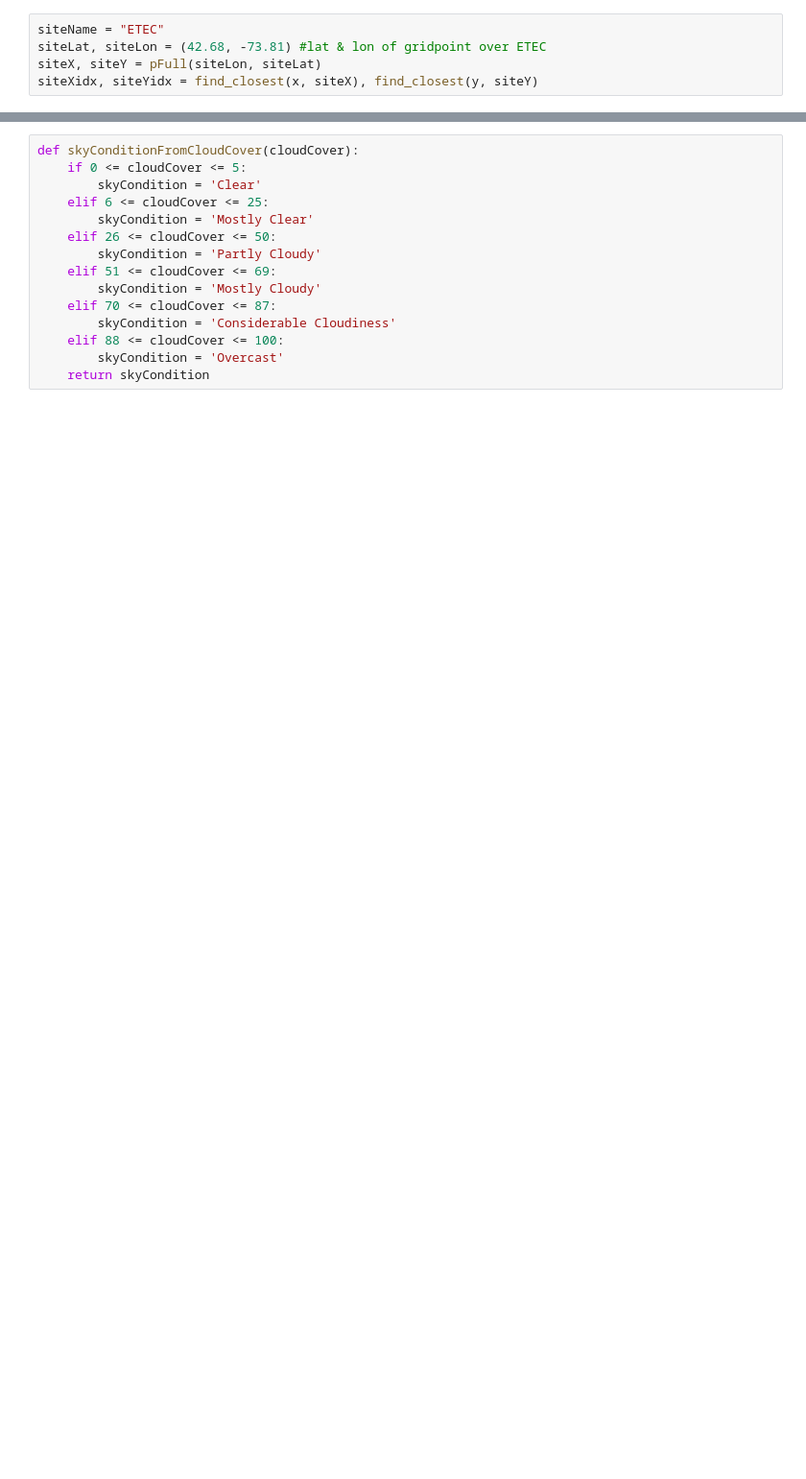
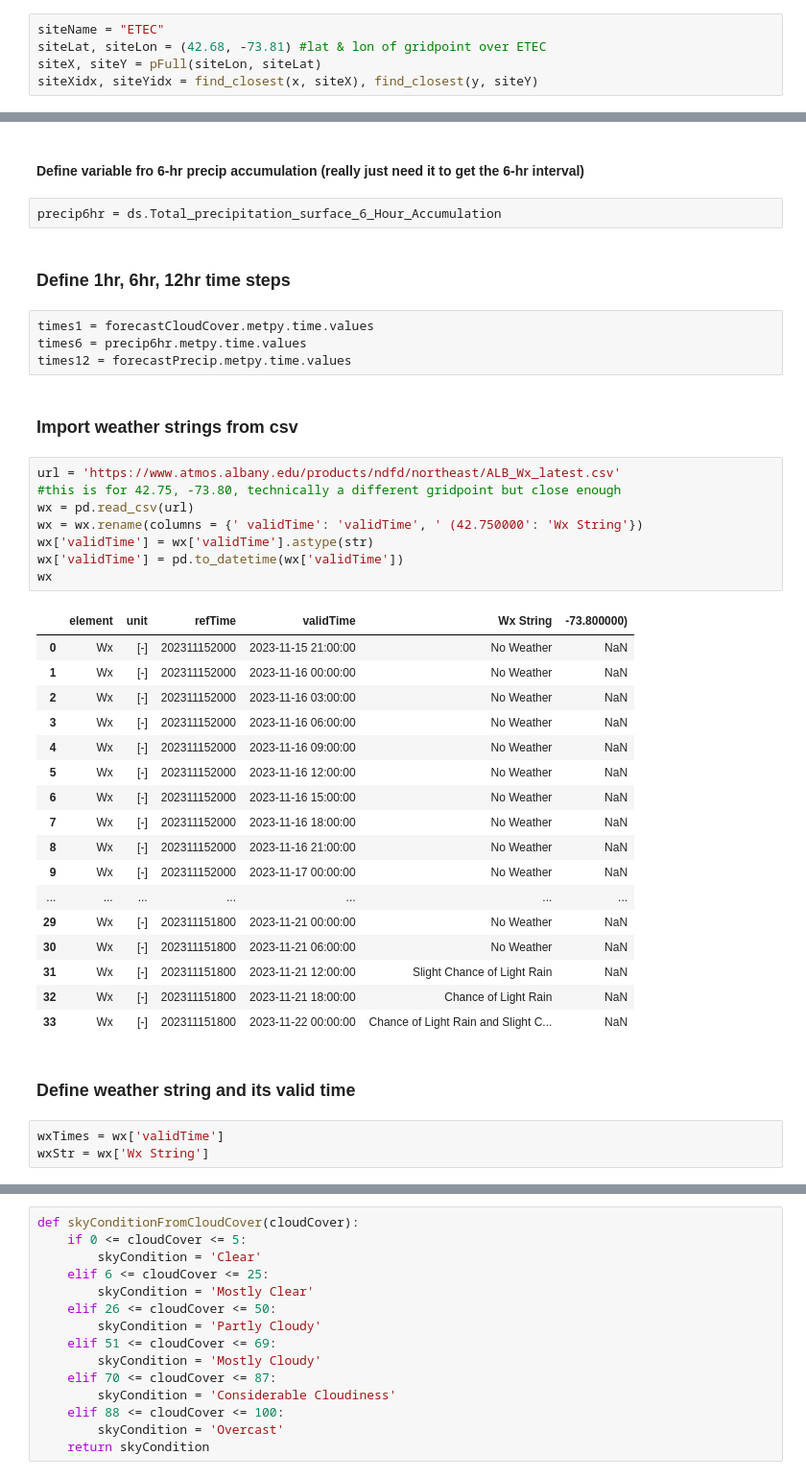
Before and after one commit to ktyle/DAESWeb, a Jupyter notebook: Forecast.ipynb, the cells around one changed output, grey strips where cells are left out. Shown: that part at 96% size. Saved outputs shown, nothing was run; the diff lists cells and outputs as text; blank space fills up the shorter version.

Commit message:
working forecast usable with NWS graphics

```diff
--- a/Forecast.ipynb
+++ b/Forecast.ipynb
@@ -349,0 +157,43 @@ array(['2023-11-06T04:00:00.000000000', '2023-11-06T05:00:00.000000000',
+# %% [markdown]
+#### Define variable fro 6-hr precip accumulation (really just need it to get the 6-hr interval)
+# %%
+precip6hr = ds.Total_precipitation_surface_6_Hour_Accumulation
+# %% [markdown]
+### Define 1hr, 6hr, 12hr time steps
+# %%
+times1 = forecastCloudCover.metpy.time.values
+times6 = precip6hr.metpy.time.values
+times12 = forecastPrecip.metpy.time.values
+# %% [markdown]
+### Import weather strings from csv
+# %%
+url = 'https://www.atmos.albany.edu/products/ndfd/northeast/ALB_Wx_latest.csv'
+#this is for 42.75, -73.80, technically a different gridpoint but close enough
+wx = pd.read_csv(url)
+wx = wx.rename(columns = {' validTime': 'validTime', ' (42.750000': 'Wx String'})
+wx['validTime'] = wx['validTime'].astype(str)
+wx['validTime'] = pd.to_datetime(wx['validTime'])
+wx
+# %% [output]
+|  | element | unit | refTime | validTime | Wx String | -73.800000) |
+| 0 | Wx | [-] | 202311152000 | 2023-11-15 21:00:00 | No Weather | NaN |
+| 1 | Wx | [-] | 202311152000 | 2023-11-16 00:00:00 | No Weather | NaN |
+| 2 | Wx | [-] | 202311152000 | 2023-11-16 03:00:00 | No Weather | NaN |
+| 3 | Wx | [-] | 202311152000 | 2023-11-16 06:00:00 | No Weather | NaN |
+| 4 | Wx | [-] | 202311152000 | 2023-11-16 09:00:00 | No Weather | NaN |
+| 5 | Wx | [-] | 202311152000 | 2023-11-16 12:00:00 | No Weather | NaN |
+| 6 | Wx | [-] | 202311152000 | 2023-11-16 15:00:00 | No Weather | NaN |
+| 7 | Wx | [-] | 202311152000 | 2023-11-16 18:00:00 | No Weather | NaN |
+| 8 | Wx | [-] | 202311152000 | 2023-11-16 21:00:00 | No Weather | NaN |
+| 9 | Wx | [-] | 202311152000 | 2023-11-17 00:00:00 | No Weather | NaN |
+| ... | ... | ... | ... | ... | ... | ... |
+| 29 | Wx | [-] | 202311151800 | 2023-11-21 00:00:00 | No Weather | NaN |
+| 30 | Wx | [-] | 202311151800 | 2023-11-21 06:00:00 | No Weather | NaN |
+| 31 | Wx | [-] | 202311151800 | 2023-11-21 12:00:00 | Slight Chance of Light Rain | NaN |
+| 32 | Wx | [-] | 202311151800 | 2023-11-21 18:00:00 | Chance of Light Rain | NaN |
+| 33 | Wx | [-] | 202311151800 | 2023-11-22 00:00:00 | Chance of Light Rain and Slight C... | NaN |
+# %% [markdown]
+### Define weather string and its valid time
+# %%
+wxTimes = wx['validTime']
+wxStr = wx['Wx String']
```
Also changed, not shown: parts of 105 cells of this notebook.
